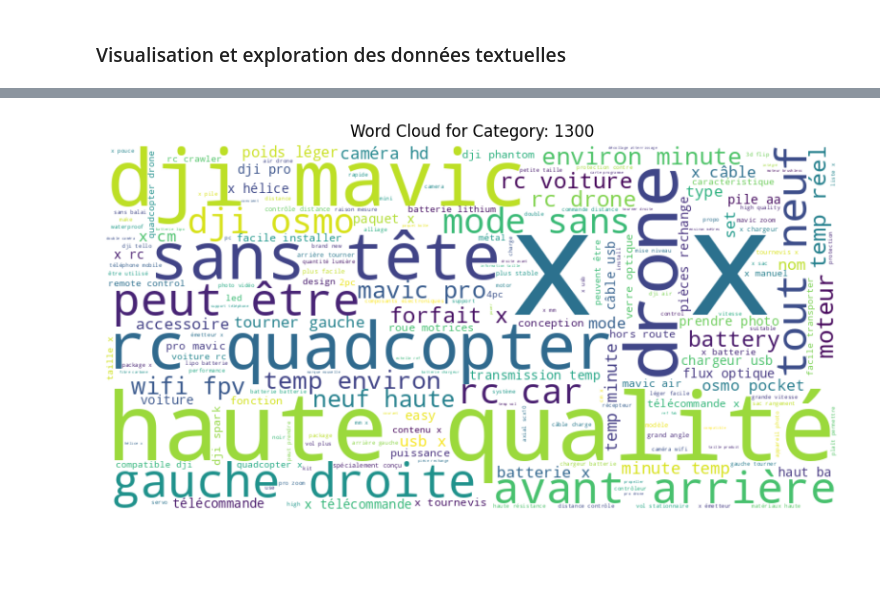
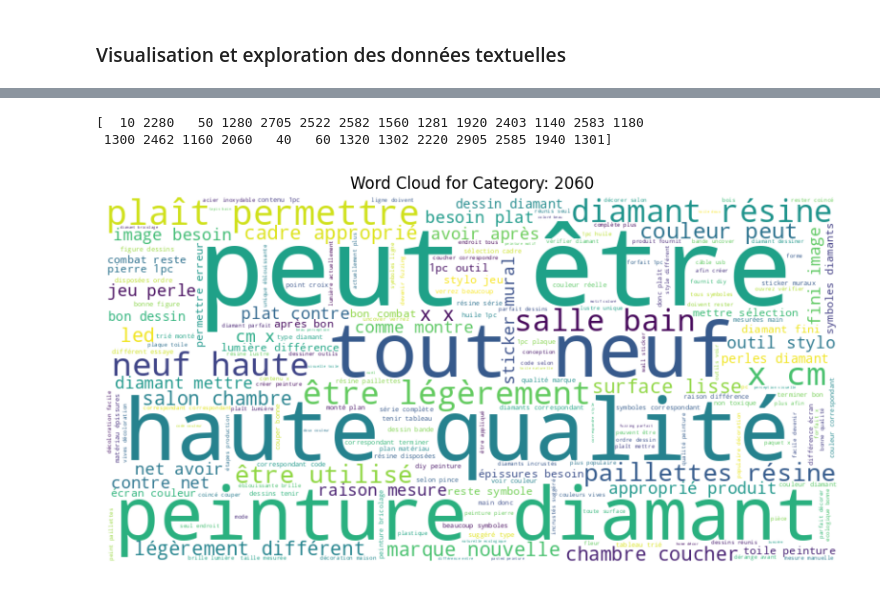
Before and after one commit to Lio-S/Rakuten_images, a Jupyter notebook: Data_exploration.ipynb, the cells around one changed output, grey strips where cells are left out. Drawn from its saved outputs; the diff is of its cells as text; code cells hidden in the pictures; blank space fills up the shorter version.

```diff
--- a/Data_exploration.ipynb
+++ b/Data_exploration.ipynb
@@ -166,15 +235,5 @@ KeyboardInterrupt:
 # %%
-import pandas as pd
-import matplotlib.pyplot as plt
-from wordcloud import WordCloud
-import nltk
-from nltk.corpus import stopwords
-from nltk.stem import WordNetLemmatizer
-
-nltk.download('stopwords')
-nltk.download('wordnet')
-
-def generate_wordcloud(X_train, y_train, category):
+def generate_categorical_wordcloud(X_train, y_train, category):
     """
     Generates a word cloud from the 'description' column of X_train,
     filtered by a specific category in the 'prdtypecode' column of y_train.
@@ -223,4 +277,10 @@ def generate_wordcloud(X_train, y_train, category):
-# %%
-generate_wordcloud(X_train,y_train,1300)
-# %% [output]
-[figure, removed]
+# %%
+# Affichage des catégories pour pouvoir explorer les différents nuages de mots
+print(y_train.prdtypecode.unique())
+# %% [output]
+[  10 2280   50 1280 2705 2522 2582 1560 1281 1920 2403 1140 2583 1180
+ 1300 2462 1160 2060   40   60 1320 1302 2220 2905 2585 1940 1301]
+# %%
+generate_categorical_wordcloud(X_train,y_train,category = 2060)
+# %% [output]
+[figure, added]
```
Also changed, not shown: parts of 7 cells of this notebook.
